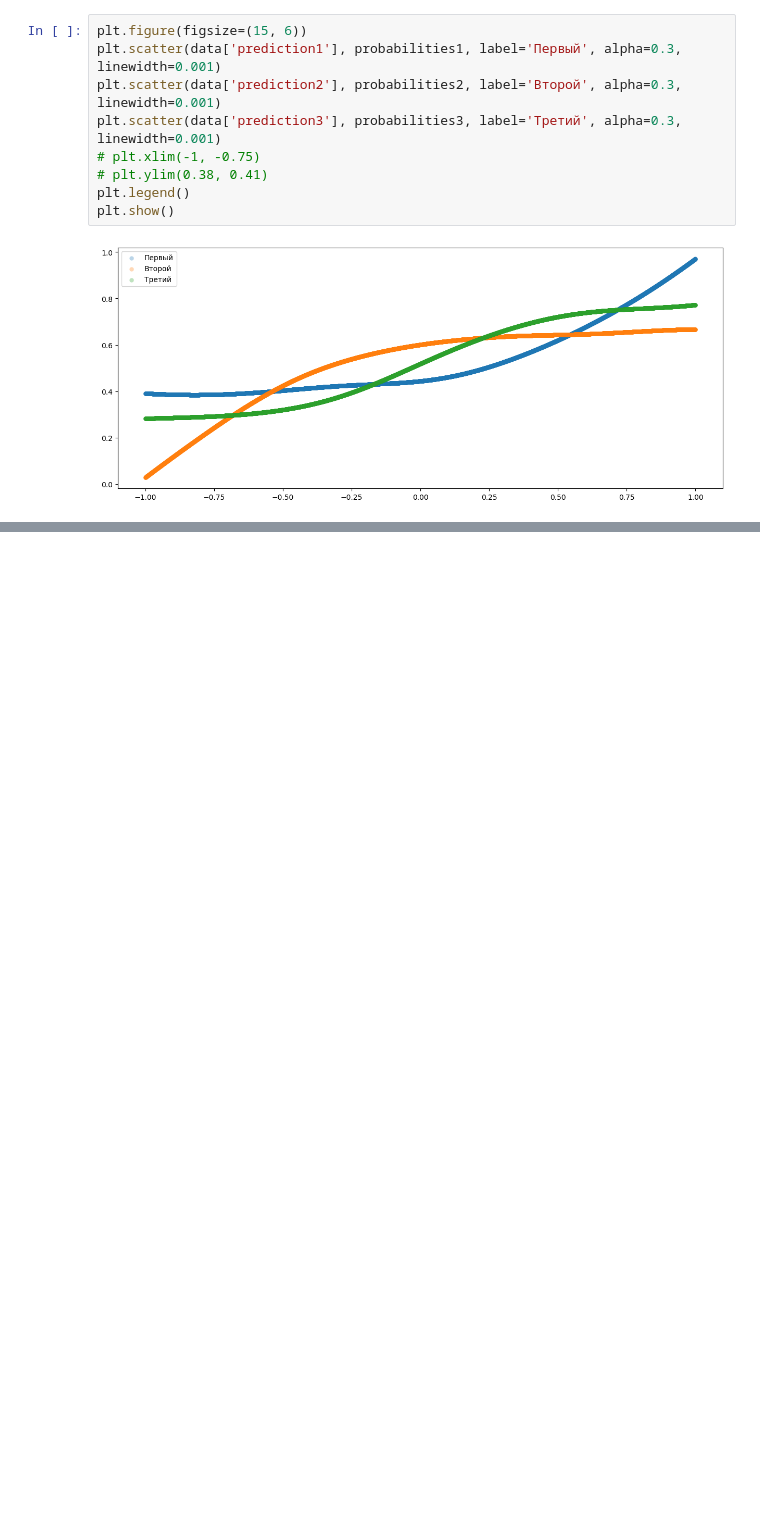
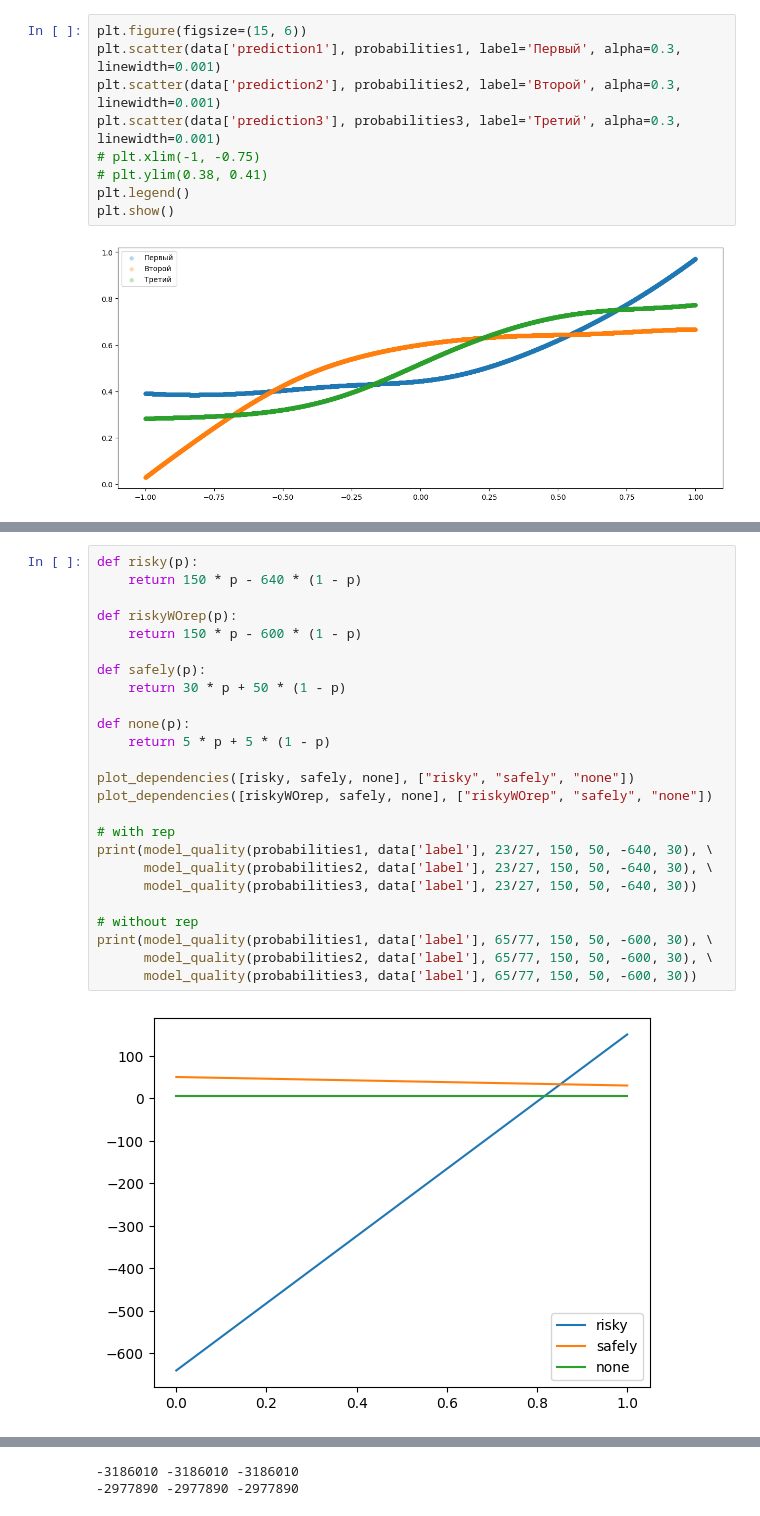
Before and after one commit to abromoon/machine-learning-course, a Jupyter notebook: data/lab2/main.ipynb, the cells around one changed output, grey strips where cells are left out. Drawn from its saved outputs; the diff is of its cells as text; blank space fills up the shorter version.

```diff
--- a/data/lab2/main.ipynb
+++ b/data/lab2/main.ipynb
@@ -118,0 +251,27 @@ plt.show()
+# %%
+def risky(p):
+    return 150 * p - 640 * (1 - p)
+
+def riskyWOrep(p):
+    return 150 * p - 600 * (1 - p)
+
+def safely(p):
+    return 30 * p + 50 * (1 - p)
+
+def none(p):
+    return 5 * p + 5 * (1 - p)
+
+plot_dependencies([risky, safely, none], ["risky", "safely", "none"])
+plot_dependencies([riskyWOrep, safely, none], ["riskyWOrep", "safely", "none"])
+
+# with rep
+print(model_quality(probabilities1, data['label'], 23/27, 150, 50, -640, 30), \
+      model_quality(probabilities2, data['label'], 23/27, 150, 50, -640, 30), \
+      model_quality(probabilities3, data['label'], 23/27, 150, 50, -640, 30))
+
+# without rep
+print(model_quality(probabilities1, data['label'], 65/77, 150, 50, -600, 30), \
+      model_quality(probabilities2, data['label'], 65/77, 150, 50, -600, 30), \
+      model_quality(probabilities3, data['label'], 65/77, 150, 50, -600, 30))
+# %% [output]
+[figure, added]
@@ -118,0 +279,2 @@ plt.show()
+-3186010 -3186010 -3186010
+-2977890 -2977890 -2977890
```
Also changed, not shown: parts of 29 cells of this notebook.
